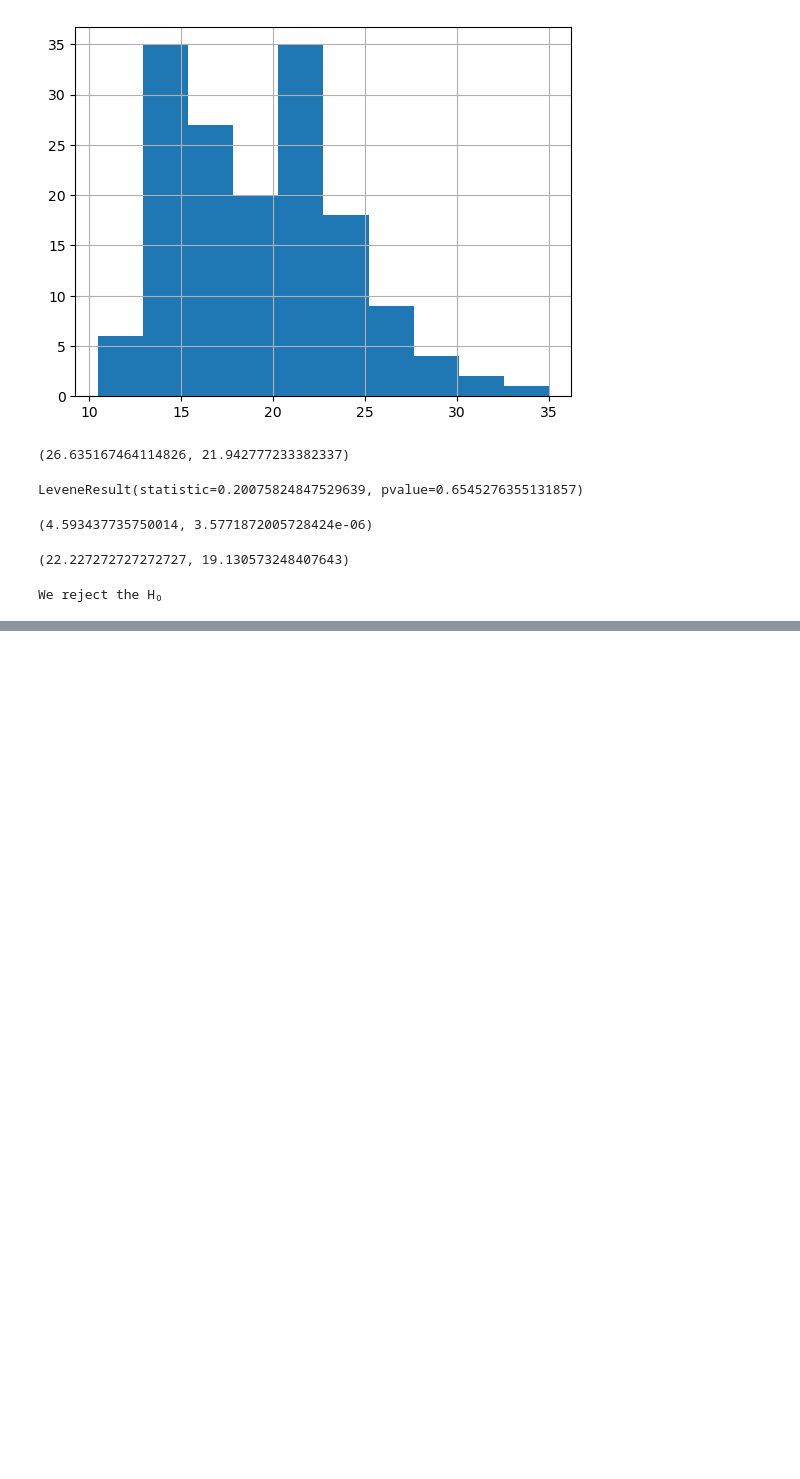
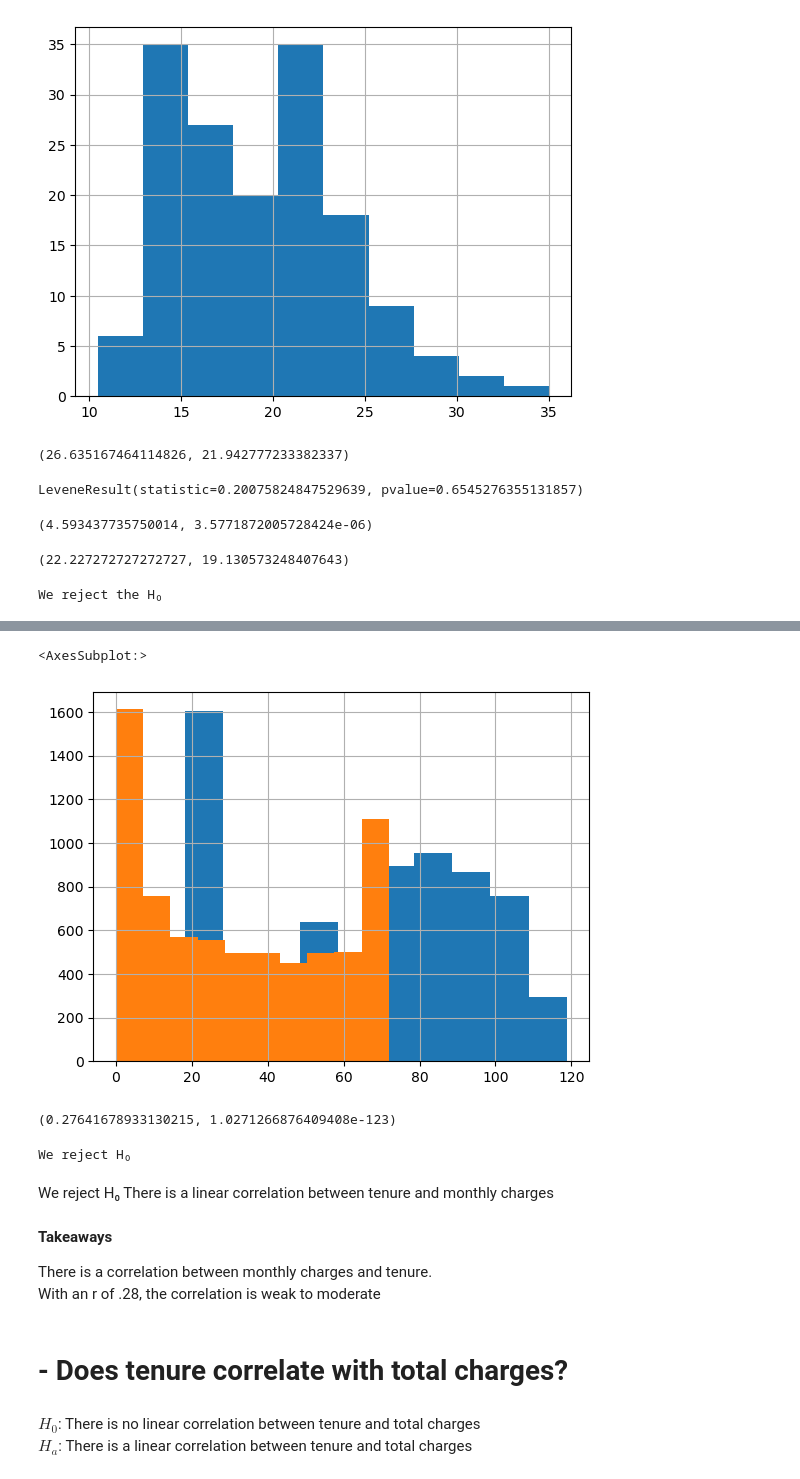
Before and after one commit to nicolas-angarita/Statistics-exercises, a Jupyter notebook: hypothesis_testing.ipynb, the cells around one changed output, grey strips where cells are left out. Cells and saved outputs as stored; diff of their text form; code cells hidden in the pictures; blank space fills up the shorter version.

Commit message:
Stats

```diff
--- a/hypothesis_testing.ipynb
+++ b/hypothesis_testing.ipynb
@@ -274,0 +354,37 @@ We reject the H₀
+# %%
+#distribution normailty
+charges_df.monthly_charges.hist()
+charges_df.tenure.hist()
+# %% [output]
+<AxesSubplot:>
+[figure, added]
+# %%
+# alpha and used spearman's method to run our test
+𝜶 = 0.05
+
+r , p = stats.spearmanr(charges_df.tenure, charges_df.monthly_charges)
+
+r , p
+# %% [output]
+(0.27641678933130215, 1.0271266876409408e-123)
+# %%
+# our conculsion
+
+if p < 𝜶:
+    print("We reject H₀")
+else:
+    print("We fail to reject H₀")
+# %% [output]
+We reject H₀
+# %% [markdown]
+We reject H₀ There is a linear correlation between tenure and monthly charges
+# %% [markdown]
+**Takeaways**
+
+There is a correlation between monthly charges and tenure. <br>
+With an r of .28, the correlation is weak to moderate
+# %% [markdown]
+# - Does tenure correlate with total charges?
+# %% [markdown]
+$H_0$: There is no linear correlation between tenure and total charges<br>
+$H_a$: There is a linear correlation between tenure and total charges
```
Also changed, not shown: parts of 63 cells of this notebook, 1 other file.
